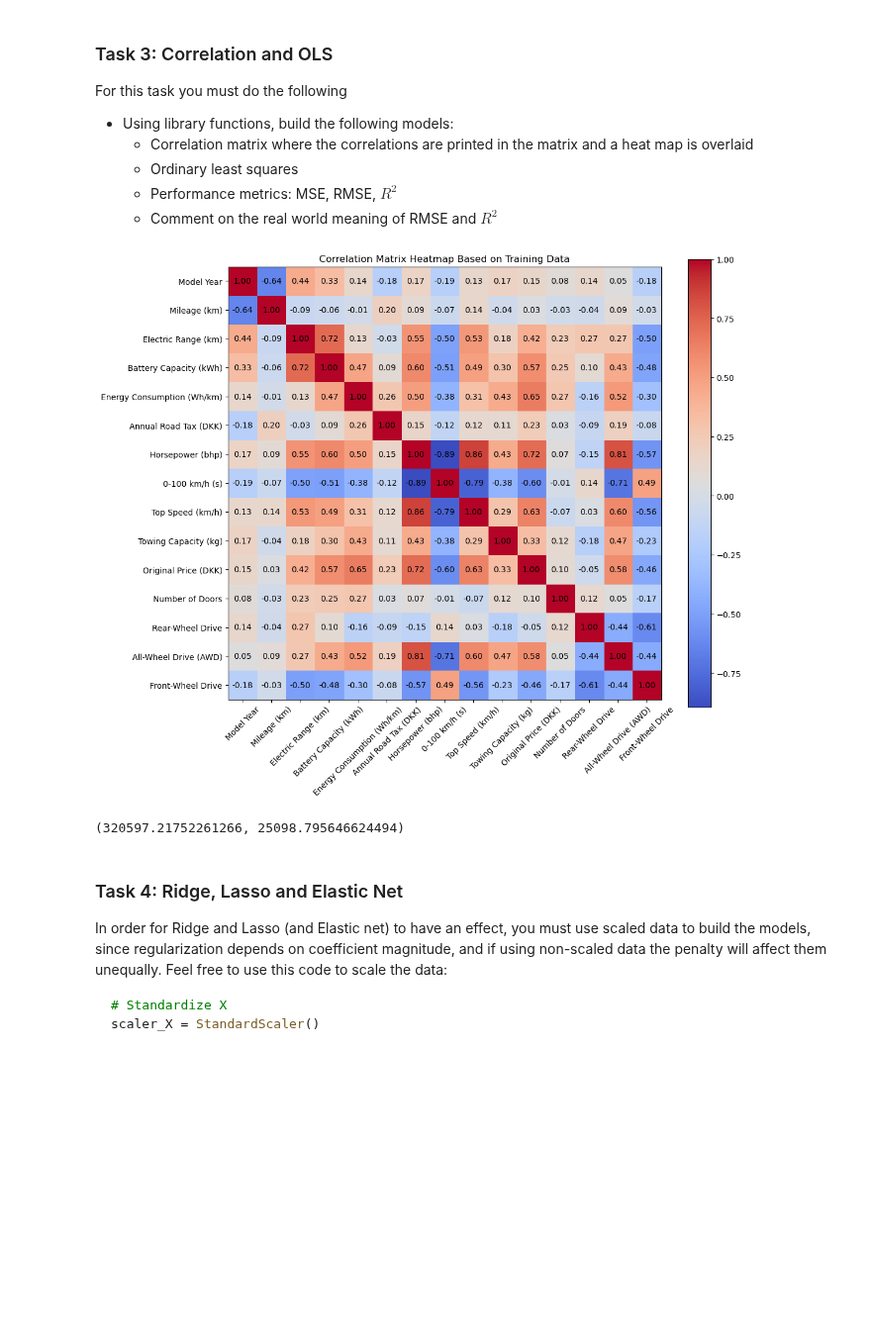
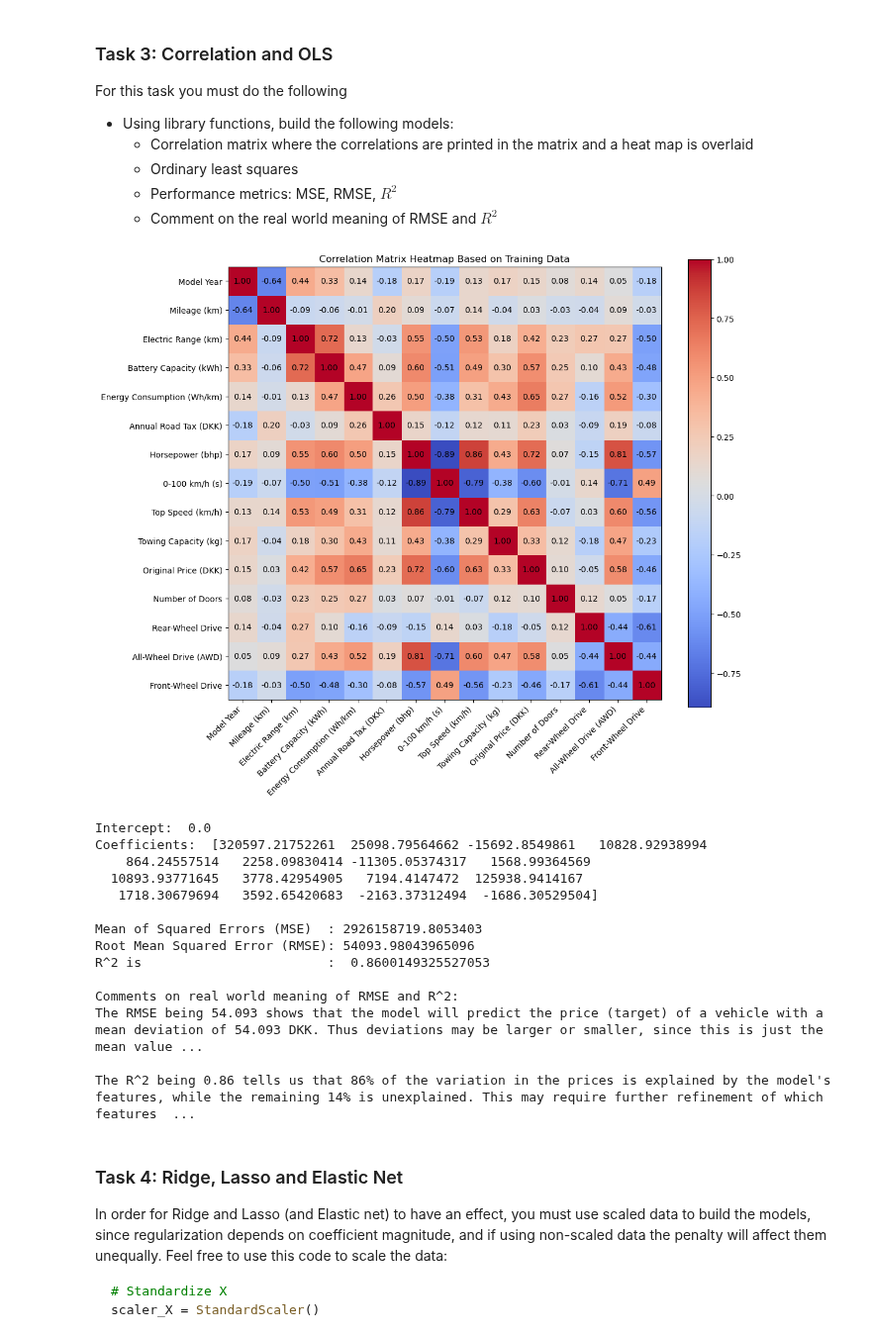
Before and after one commit to Dogmeat2000/MAL1-Python, a Jupyter notebook: Assignment 2/Assignment_2.ipynb, the cells around one changed output. Shown at 99% size. Drawn from its saved outputs; the diff is of its cells as text; code cells hidden in the pictures; blank space fills up the shorter version.

Commit message:
Assignment 2: Completed Task 3.

```diff
--- a/Assignment 2/Assignment_2.ipynb
+++ b/Assignment 2/Assignment_2.ipynb
@@ -391,45 +391,72 @@ X_train_df = pd.DataFrame(X_train, columns=feature_names)
 corr_matrix = X_train_df.corr()
 #display(corr_matrix)
 
 ## Now we can use matplotlib to plot the headmap with the correlation matrix
 fig, ax = plt.subplots(figsize= (12, 10))
 cax = ax.imshow(corr_matrix, cmap='coolwarm', interpolation='nearest')
 plt.colorbar(cax)
 
-# Add the column/feature names to the plot legend:
+### Add the column/feature names to the plot legend:
 ax.set_xticks(np.arange(len(X_train_df.columns)))
-ax.set_xticklabels(X_train_df.columns, rotation=45)
+ax.set_xticklabels(X_train_df.columns, rotation=45, ha="right")
 
 ax.set_yticks(np.arange(len(X_train_df.columns)))
 ax.set_yticklabels(X_train_df.columns)
 
-# Overlay correlation values on the heatmap
+### Place the correlation values on the heatmap
 for i in range(len(X_train_df.columns)):
     for j in range(len(X_train_df.columns)):
         ax.text(j, i, f"{corr_matrix.iloc[i, j]:.2f}", ha="center", va="center", color="black")
 
 plt.title("Correlation Matrix Heatmap Based on Training Data")
 plt.show()
 
 
-# Compute OLS:
-ols = LinearRegression()
-ols.fit(X_train, Y_train)
-intercept, coef = ols.intercept_, ols.coef_[0]
-intercept, coef
+# Compute OLS: We save the Ordinary Least Square coefficients to a Matrix, since we have multiple features
+ols = LinearRegression(fit_intercept=False)
+poly = PolynomialFeatures(degree=1) # We maintain the linear model
+X1 = poly.fit_transform(X_train)
+ols.fit(X1, Y_train)
+intercept, coef = ols.intercept_, ols.coef_
+print("Intercept: ", intercept, "\nCoefficients: ", coef)
 
-# Compute performance metrics:
+# Compute performance metrics: We use the test data here, in place of X, so predictions are done on a data set that we have NOT directly trained/extracted our beta/theta coefficients from.
 ## MSE:
+y_predictions = ols.predict(X_test_matrix) # Does the same as the prediction calculation in the earlier task!
+#print("Predictions are:\n", y_predictions)
+
+MSE = np.mean((y_test - y_predictions) ** 2)
+print("\nMean of Squared Errors (MSE)  :", MSE)
 
 ## RMSE:
+RMSE = np.sqrt(MSE)
+print("Root Mean Squared Error (RMSE):", RMSE)
 
-## R**2:
+
+## R**2: We use the built in ols.score() method, and use our previously prepared test data. X_test_matrix is simply X_test, but scaled and with the intercept column added!
+print("R^2 is                        : ", ols.score(X_test_matrix, y_test))
 
 
 # Comment on the real world meaning of RMSE and R**2
+print("\nComments on real world meaning of RMSE and R^2:\n"
+      "The RMSE being 54.093 shows that the model will predict the price (target) of a vehicle with a mean deviation of 54.093 DKK. Thus deviations may be larger or smaller, since this is just the mean value - but the price estimation will on average be within 54.093 DKK of the actual value."
+      "\n\nThe R^2 being 0.86 tells us that 86% of the variation in the vehicle prices is explained by the model's features, while the remaining 14% is unexplained. This may require further refinement of which features to train against - especially  features such as horsepower and top speed and 0-100 km/h are likely derived from each other, so only one of these should be maintained in the training set.")
 # %% [output]
-[figure, old version]
+[figure, new version]
-(320597.21752261266, 25098.795646624494)
+Intercept:  0.0
+Coefficients:  [320597.21752261  25098.79564662 -15692.8549861   10828.92938994
+    864.24557514   2258.09830414 -11305.05374317   1568.99364569
+  10893.93771645   3778.42954905   7194.4147472  125938.9414167
+   1718.30679694   3592.65420683  -2163.37312494  -1686.30529504]
+
+Mean of Squared Errors (MSE)  : 2926158719.8053403
+Root Mean Squared Error (RMSE): 54093.98043965096
+R^2 is                        :  0.8600149325527053
+
+Comments on real world meaning of RMSE and R^2:
+The RMSE being 54.093 shows that the model will predict the price (target) of a vehicle with a mean deviation of 54.093 DKK. Thus deviations may be larger or smaller, since this is just the mean value ...
+
+The R^2 being 0.86 tells us that 86% of the variation in the prices is explained by the model's features, while the remaining 14% is unexplained. This may require further refinement of which features  ...
 # %% [markdown]
 ### Task 4: Ridge, Lasso and Elastic Net
 In order for Ridge and Lasso (and Elastic net) to have an effect, you must use scaled data to build the models, since regularization depends on coefficient magnitude, and if using non-scaled data the penalty will affect them unequally. Feel free to use this code to scale the data:
```
